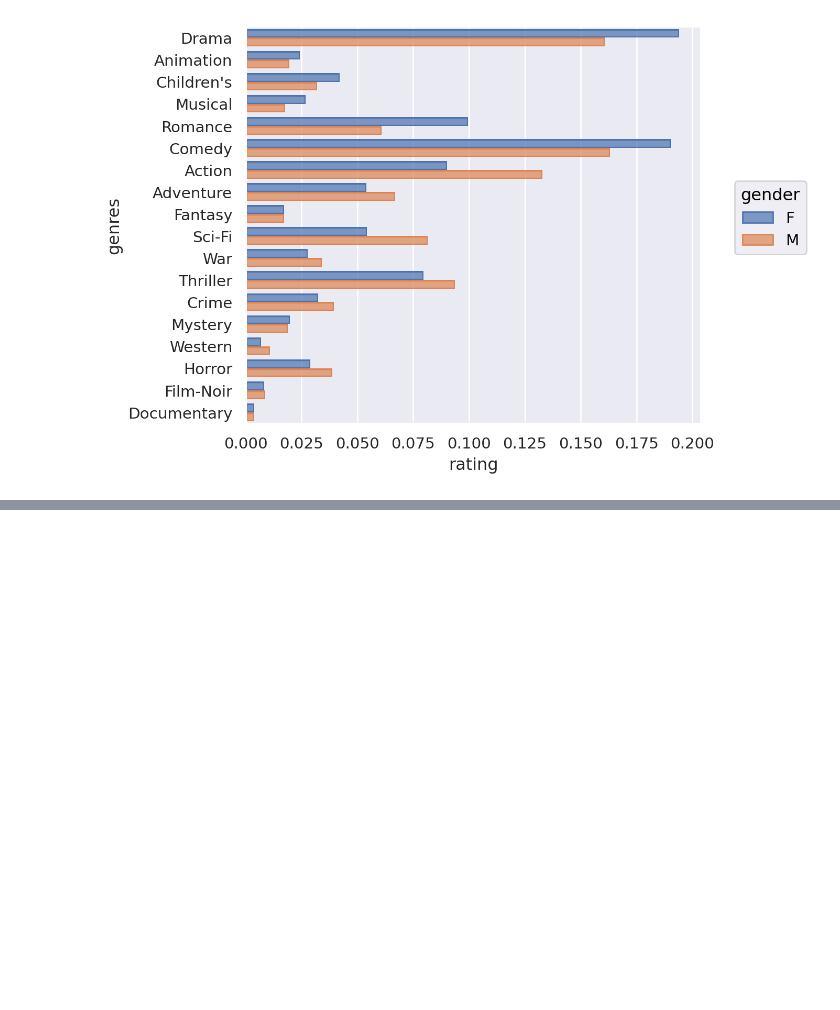
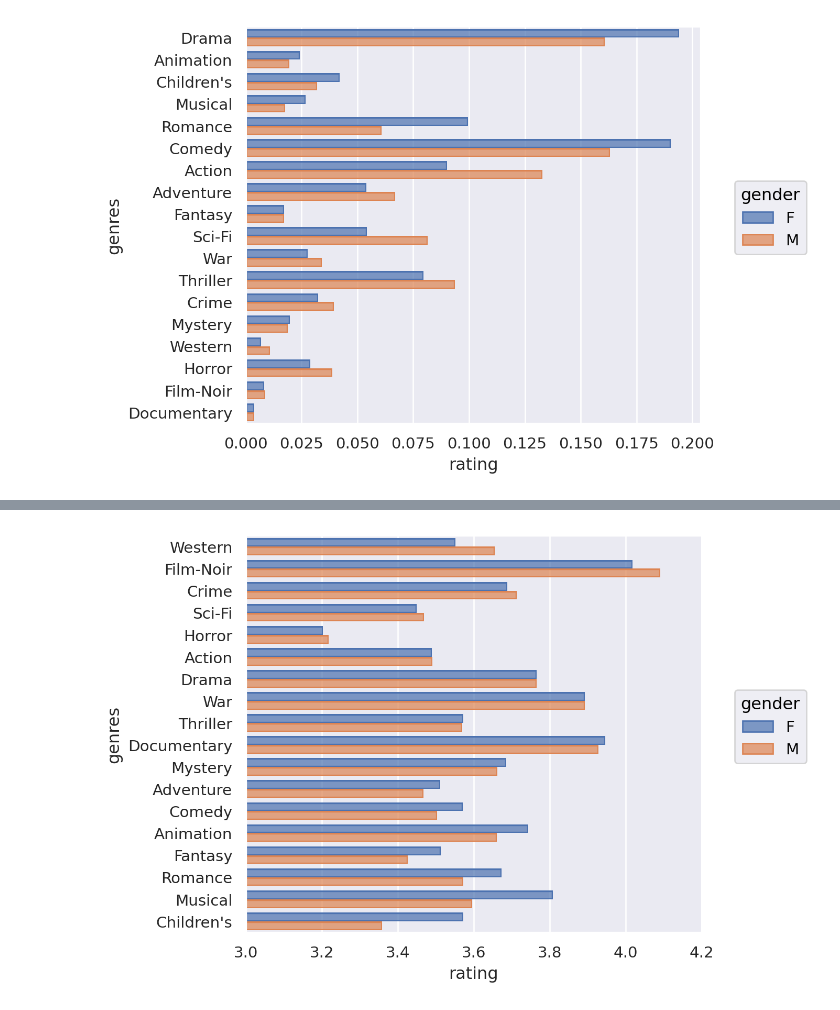
Before and after one commit to Felix-Silas/2024-1-Class, a Jupyter notebook: Data Analysis and Visualization/HW02_MovieLens_Exercise.ipynb, the cells around one changed output, grey strips where cells are left out. Cells and saved outputs as stored; diff of their text form; code cells hidden in the pictures; blank space fills up the shorter version.

```diff
--- a/Data Analysis and Visualization/HW02_MovieLens_Exercise.ipynb
+++ b/Data Analysis and Visualization/HW02_MovieLens_Exercise.ipynb
@@ -398,0 +413,4 @@ user_rating_long
+# %%
+# reset_index해야 살아남
+fm_mean = user_rating_long.groupby(["genres", "gender"])["rating"].mean().unstack().reset_index()
+fm_mean
@@ -398,0 +430,7 @@ user_rating_long
+# %%
+# Female - Male 계산
+fm_mean["F-M"] = fm_mean["F"] - fm_mean["M"]
+fm_mean_sorted = fm_mean.sort_values(by="F-M", ascending=True)
+
+order_fm = fm_mean_sorted.index.tolist()
+order_fm
@@ -398,0 +456,10 @@ user_rating_long
+# %%
+(
+    so.Plot(user_rating_long, x="rating", y="genres", color="gender")
+    .add(so.Bar(), so.Agg("mean"), so.Dodge())
+    .scale(y=so.Nominal(order=order_fm))
+    .limit(x=(3, 4.2))
+
+)
+# %% [output]
+[figure, added]
```
Also changed, not shown: parts of 21 cells of this notebook.
